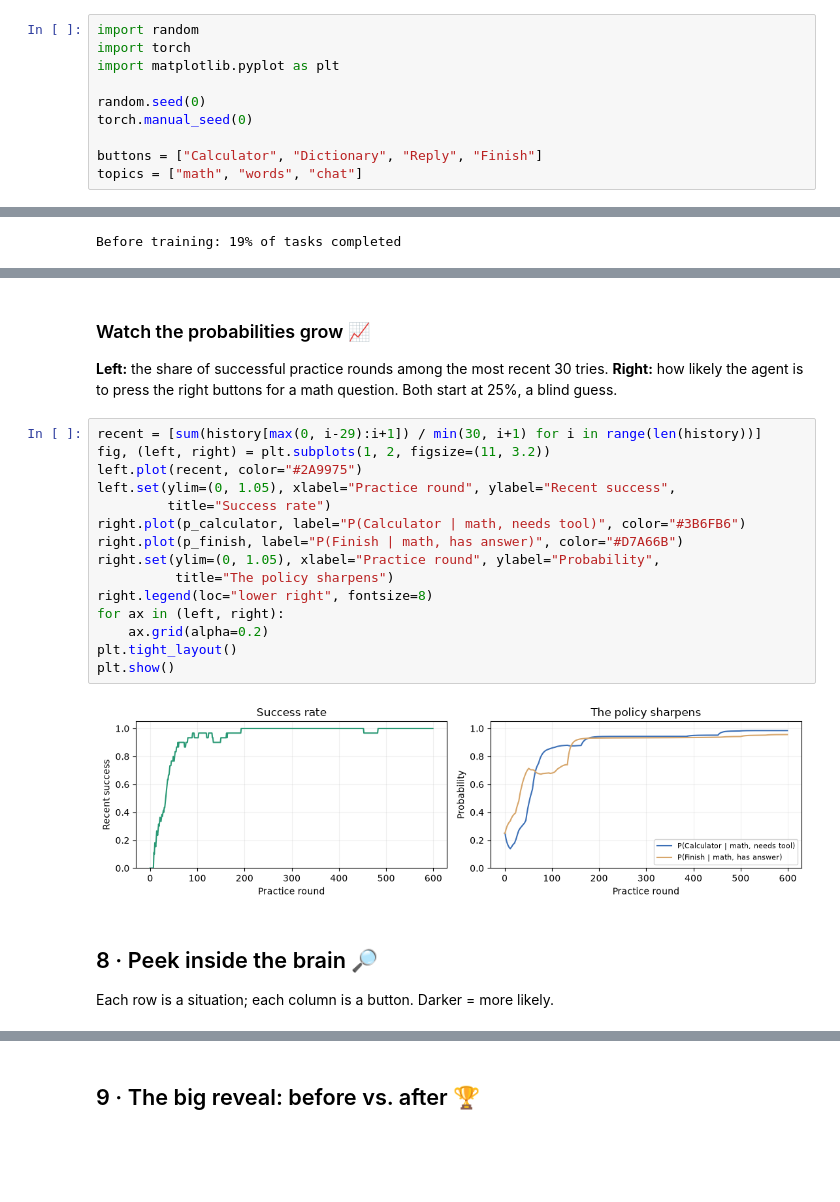
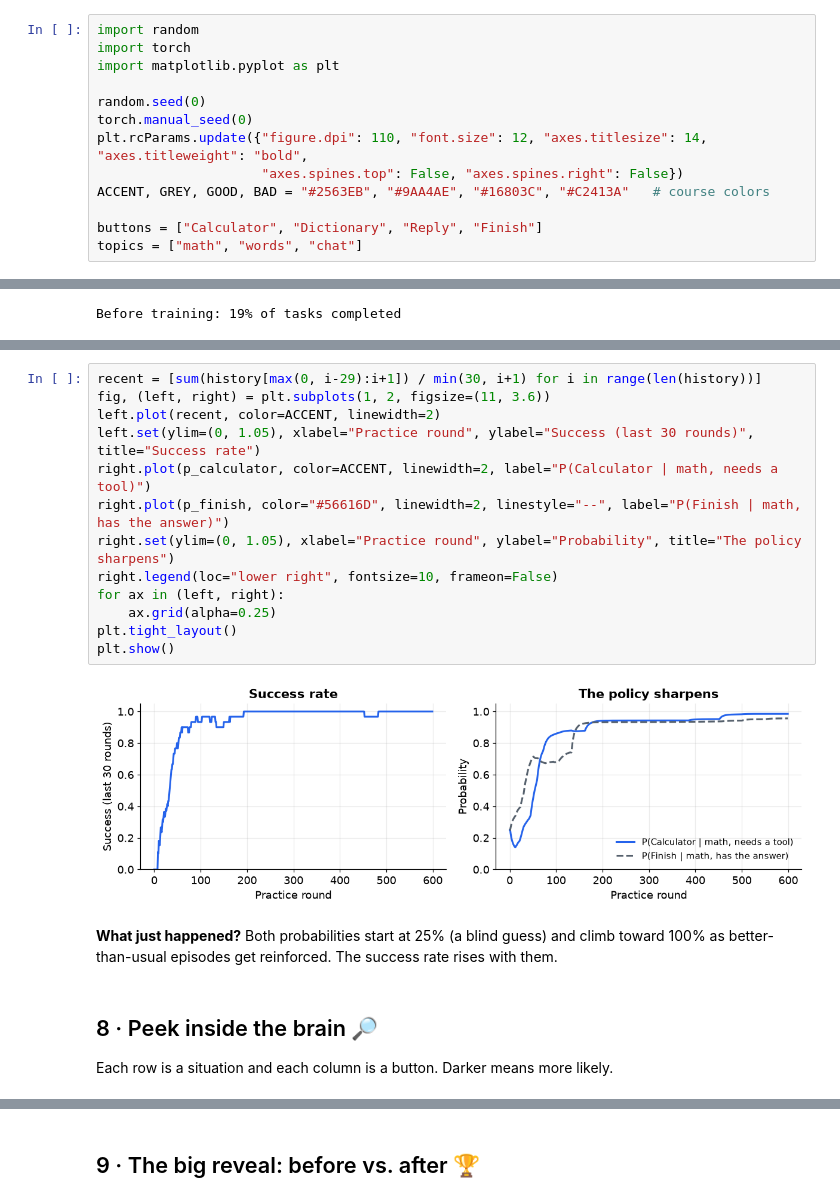
Before and after one commit to HamedKhosravi99/Train-Your-RL-Agent, a Jupyter notebook: notebooks/02_policy_gradient_reinforce.ipynb, the cells around one changed output, grey strips where cells are left out. Drawn from its saved outputs; the diff is of its cells as text; blank space fills up the shorter version.

```diff
--- a/notebooks/02_policy_gradient_reinforce.ipynb
+++ b/notebooks/02_policy_gradient_reinforce.ipynb
@@ -37,6 +39,9 @@ import matplotlib.pyplot as plt
 
 random.seed(0)
 torch.manual_seed(0)
+plt.rcParams.update({"figure.dpi": 110, "font.size": 12, "axes.titlesize": 14, "axes.titleweight": "bold",
+                     "axes.spines.top": False, "axes.spines.right": False})
+ACCENT, GREY, GOOD, BAD = "#2563EB", "#9AA4AE", "#16803C", "#C2413A"   # course colors
 
 buttons = ["Calculator", "Dictionary", "Reply", "Finish"]
 topics = ["math", "words", "chat"]
@@ -256,32 +276,27 @@ for round_number in range(TRAIN_ROUNDS):
 print("Practice complete! 🎉")
 # %% [output]
 Practice complete! 🎉
-# %% [markdown]
-### Watch the probabilities grow 📈
-
-**Left:** the share of successful practice rounds among the most recent 30 tries.
-**Right:** how likely the agent is to press the right buttons for a math question. Both start at 25%, a blind guess.
 # %%
 recent = [sum(history[max(0, i-29):i+1]) / min(30, i+1) for i in range(len(history))]
-fig, (left, right) = plt.subplots(1, 2, figsize=(11, 3.2))
-left.plot(recent, color="#2A9975")
-left.set(ylim=(0, 1.05), xlabel="Practice round", ylabel="Recent success",
-         title="Success rate")
-right.plot(p_calculator, label="P(Calculator | math, needs tool)", color="#3B6FB6")
-right.plot(p_finish, label="P(Finish | math, has answer)", color="#D7A66B")
-right.set(ylim=(0, 1.05), xlabel="Practice round", ylabel="Probability",
-          title="The policy sharpens")
-right.legend(loc="lower right", fontsize=8)
+fig, (left, right) = plt.subplots(1, 2, figsize=(11, 3.6))
+left.plot(recent, color=ACCENT, linewidth=2)
+left.set(ylim=(0, 1.05), xlabel="Practice round", ylabel="Success (last 30 rounds)", title="Success rate")
+right.plot(p_calculator, color=ACCENT, linewidth=2, label="P(Calculator | math, needs a tool)")
+right.plot(p_finish, color="#56616D", linewidth=2, linestyle="--", label="P(Finish | math, has the answer)")
+right.set(ylim=(0, 1.05), xlabel="Practice round", ylabel="Probability", title="The policy sharpens")
+right.legend(loc="lower right", fontsize=10, frameon=False)
 for ax in (left, right):
-    ax.grid(alpha=0.2)
+    ax.grid(alpha=0.25)
 plt.tight_layout()
 plt.show()
 # %% [output]
-[figure, old version]
+[figure, new version]
+# %% [markdown]
+**What just happened?** Both probabilities start at 25% (a blind guess) and climb toward 100% as better-than-usual episodes get reinforced. The success rate rises with them.
 # %% [markdown]
 ## 8 · Peek inside the brain 🔎
 
-Each row is a situation; each column is a button. Darker = more likely.
+Each row is a situation and each column is a button. Darker means more likely.
 # %%
 with torch.no_grad():
     table = torch.softmax(policy, dim=1).numpy()
```
Also changed, not shown: parts of 36 cells of this notebook, 29 other files.
